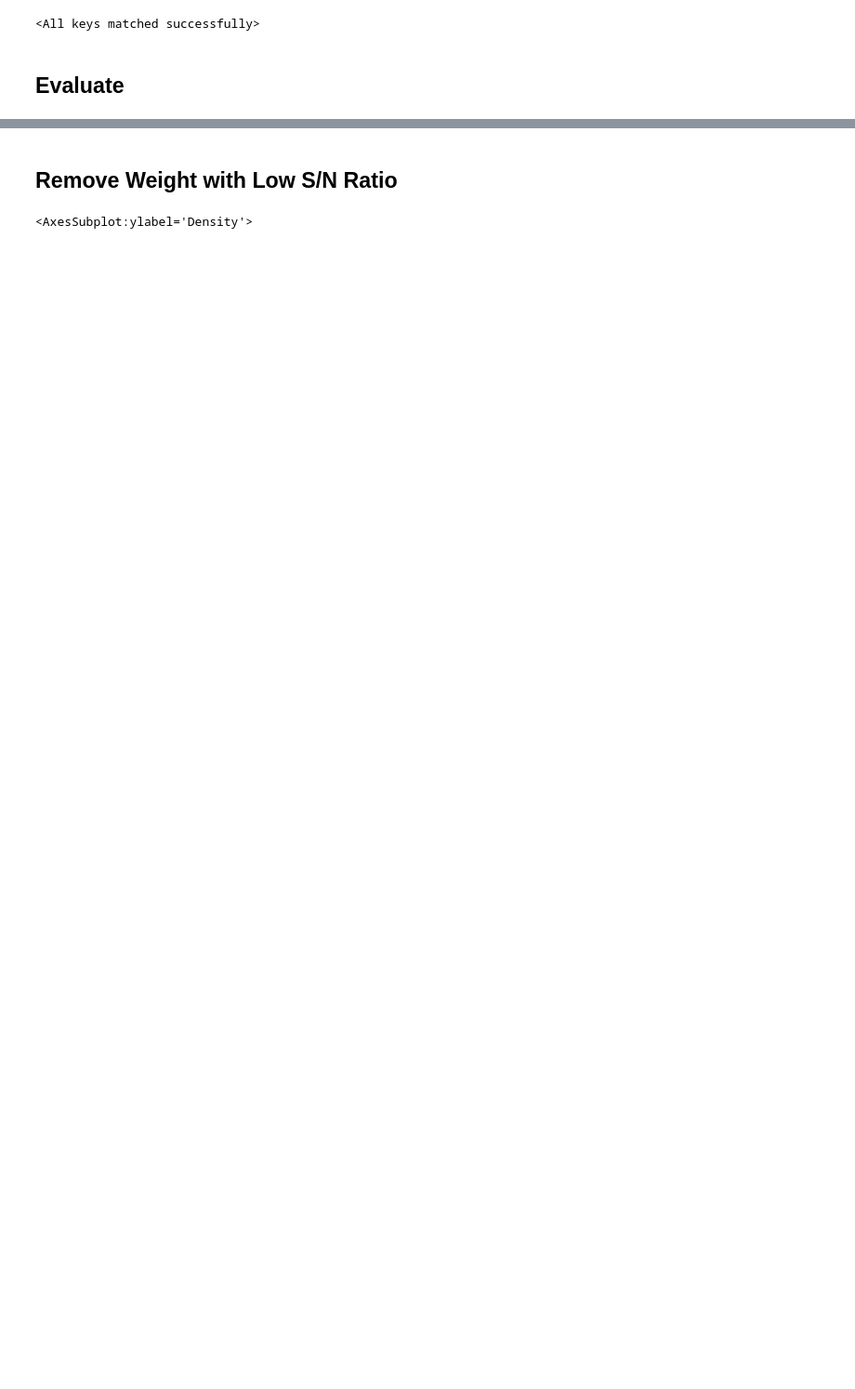
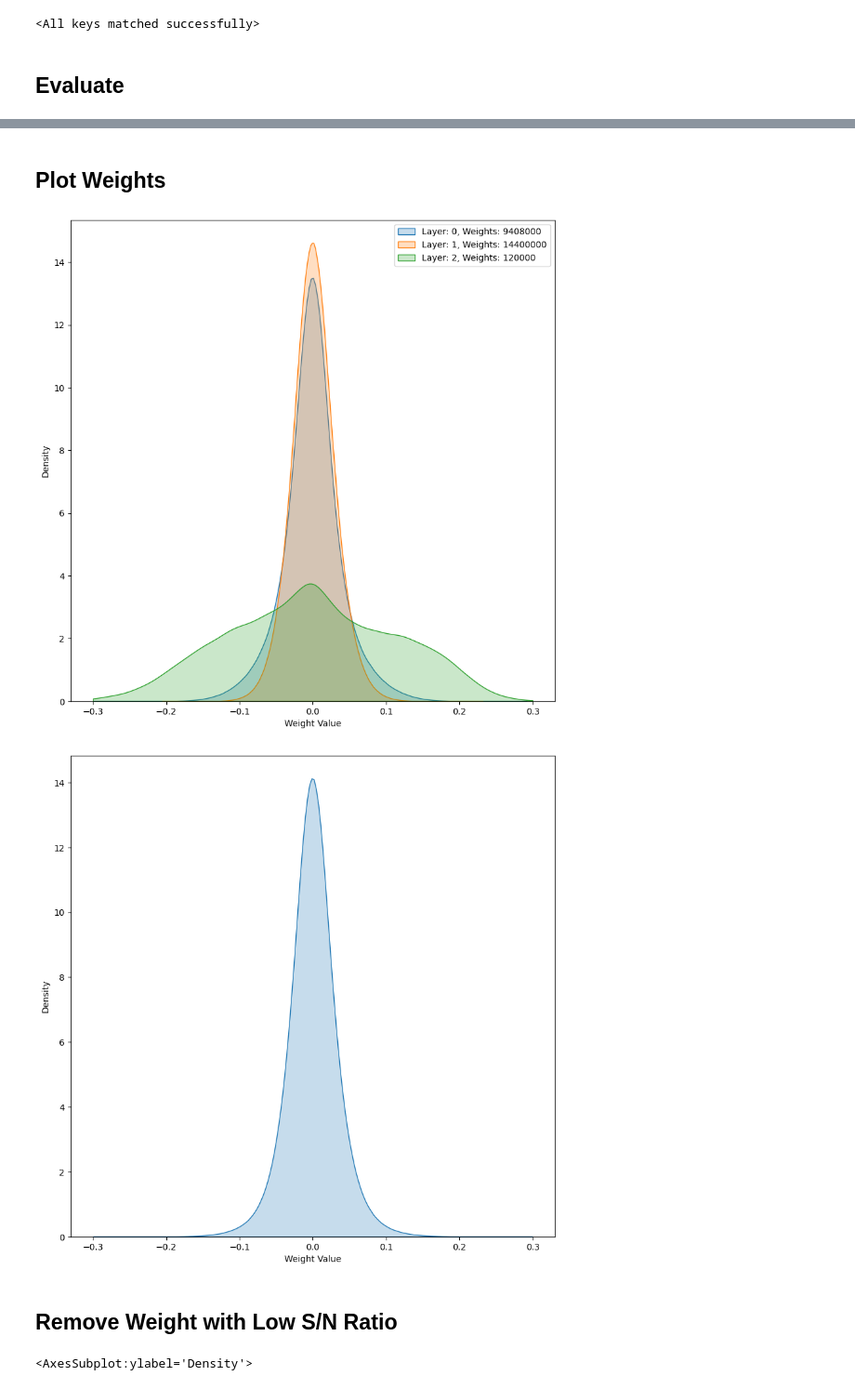
Before and after one commit to Cambridge-Uni-MLMI-Advanced-ML-21-22-G7/BBB, a Jupyter notebook: jupyter/classification.ipynb, the cells around one changed output, grey strips where cells are left out. Shown at 93% size. Drawn from its saved outputs; the diff is of its cells as text; code cells hidden in the pictures; blank space fills up the shorter version.

```diff
--- a/jupyter/classification.ipynb
+++ b/jupyter/classification.ipynb
@@ -164,3 +164,10 @@ tensor(0.9850)
+# %% [markdown]
+## Plot Weights
+# %%
+plot_weight_samples(net.weight_samples())
+# %% [output]
+[figure, added]
+[figure, added]
 # %% [markdown]
 ## Remove Weight with Low S/N Ratio
 # %%
```
Also changed, not shown: parts of 6 cells of this notebook.
